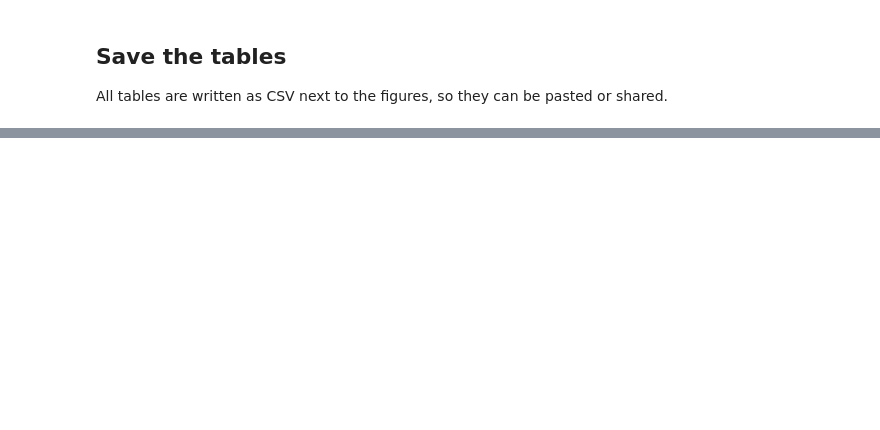
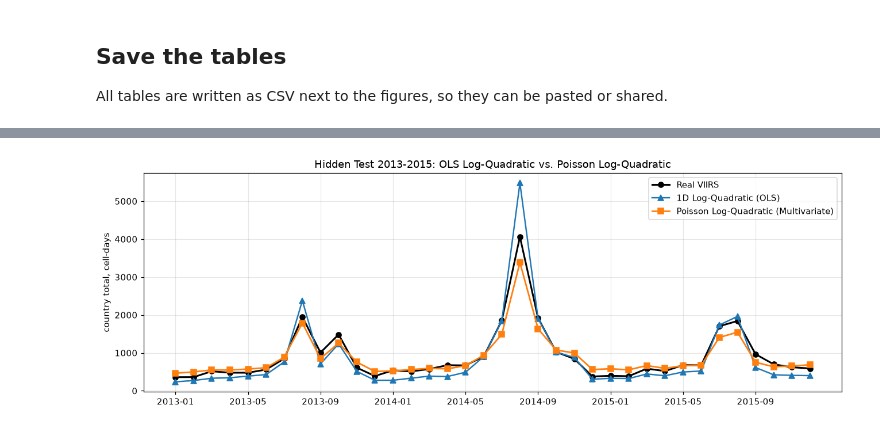
Before and after one commit to BEramZZZ/space-apps-fire, a Jupyter notebook: notebooks/harmonization_experiments_algeria.ipynb, the cells around one changed output, grey strips where cells are left out. Saved outputs shown, nothing was run; the diff lists cells and outputs as text; code cells hidden in the pictures; blank space fills up the shorter version.

```diff
--- a/notebooks/harmonization_experiments_algeria.ipynb
+++ b/notebooks/harmonization_experiments_algeria.ipynb
@@ -629,0 +960,97 @@ print("total time:", round((time.time() - T0) / 60, 1), "minutes")
+# %%
+import numpy as np
+import pandas as pd
+import matplotlib.pyplot as plt
+from sklearn.linear_model import LinearRegression, PoissonRegressor
+
+# 1. Build a complete cartesian grid of (ever-active 0.5° blocks) x (valid months)
+def build_complete_block_months(D_dict, drop_outages=True):
+    counts = {}
+    for kind in ["modis", "viirs"]:
+        df = D_dict[kind]
+        sub = df[df["conf_ok"] & (df["type"] == 0)]
+        if drop_outages:
+            sub = sub[~sub["ym"].isin(YOUR_OUTAGE_MONTHS)]
+        celldays = sub.drop_duplicates(["cy", "cx", "date"])
+        counts[kind] = celldays.groupby(["by", "bx", "ym"]).size().rename(f"{kind}_celldays")
+
+    # Get all blocks that ever had a MODIS or VIIRS fire, and all valid months
+    combined = pd.concat([counts["modis"], counts["viirs"]], axis=1).fillna(0)
+    active_blocks = combined.index.droplevel("ym").unique()
+    all_months = combined.index.get_level_values("ym").unique().sort_values()
+
+    # Full grid ensures blocks with 0 MODIS in a given month are consistently represented
+    full_idx = pd.MultiIndex.from_product(
+        [active_blocks.get_level_values("by"), active_blocks.get_level_values("bx"), all_months],
+        names=["by", "bx", "ym"]
+    ).unique()
+    # Keep only valid (by, bx) pairs from active_blocks
+    full_idx = pd.MultiIndex.from_tuples(
+        [(by, bx, ym) for (by, bx) in active_blocks for ym in all_months],
+        names=["by", "bx", "ym"]
+    )
+
+    grid = combined.reindex(full_idx, fill_value=0).reset_index()
+    grid["year"] = grid["ym"].str.slice(0, 4).astype(int)
+    grid["month"] = grid["ym"].str.slice(5, 7).astype(int)
+    return grid
+
+grid_df = build_complete_block_months(D, drop_outages=True)
+
+train_df = grid_df[(grid_df["year"] >= 2016) & (grid_df["year"] <= 2021)].copy()
+test_df = grid_df[(grid_df["year"] >= 2013) & (grid_df["year"] <= 2015)].copy()
+
+# 2. Features: Core quadratic log-MODIS terms + light seasonal/spatial context
+def make_clean_poly_features(df_sub, include_context=True):
+    m = df_sub["modis_celldays"].values.astype(float)
+    log_m = np.log1p(m)
+    log_m_sq = log_m ** 2
+    has_m = (m > 0).astype(float)  # Explicit indicator for >0 MODIS detections
+
+    if not include_context:
+        return np.column_stack([has_m, log_m, log_m_sq])
+
+    sin_m = np.sin(2 * np.pi * df_sub["month"].values / 12.0)
+    cos_m = np.cos(2 * np.pi * df_sub["month"].values / 12.0)
+    north_flag = ((df_sub["by"].values * BLOCK) >= NORTH_LAT).astype(float)
+    return np.column_stack([has_m, log_m, log_m_sq, sin_m, cos_m, north_flag])
+
+# Model A: Pure 1D Log-Quadratic (Unpenalized OLS in log-space, no Ridge shrinkage)
+X_tr_1d = make_clean_poly_features(train_df, include_context=False)
+X_te_1d = make_clean_poly_features(test_df, include_context=False)
+
+ols_quad = LinearRegression()
+ols_quad.fit(X_tr_1d, np.log1p(train_df["viirs_celldays"].values))
+pred_tr_ols = np.clip(np.expm1(ols_quad.predict(X_tr_1d)), 0, None)
+pred_te_ols = np.clip(np.expm1(ols_quad.predict(X_te_1d)), 0, None)
+# Calibrate separate scale for zero vs non-zero MODIS blocks so peaks don't crush quiet months
+test_df["pred_ols_quad"] = pred_te_ols * (train_df["viirs_celldays"].sum() / pred_tr_ols.sum())
+
+# Model B: Poisson Log-Quadratic Polynomial (Optimizes directly on counts, 0% smearing bias)
+X_tr_pois = make_clean_poly_features(train_df, include_context=True)
+X_te_pois = make_clean_poly_features(test_df, include_context=True)
+
+pois_quad = PoissonRegressor(alpha=1e-4, max_iter=500)
+pois_quad.fit(X_tr_pois, train_df["viirs_celldays"].values)
+test_df["pred_poisson_quad"] = pois_quad.predict(X_te_pois)
+
+# 3. Evaluate both on Hidden Test 2013-2015
+monthly = test_df.groupby("ym")[["viirs_celldays", "pred_ols_quad", "pred_poisson_quad"]].sum()
+
+for col, label in [("pred_ols_quad", "1D Log-Quadratic (OLS)"), ("pred_poisson_quad", "Poisson Log-Quadratic (Multivariate)")]:
+    err = (100 * (monthly[col] - monthly["viirs_celldays"]).abs() / monthly["viirs_celldays"]).median()
+    bias = 100 * (monthly[col].sum() - monthly["viirs_celldays"].sum()) / monthly["viirs_celldays"].sum()
+    print(f"{label:38s} | Median Monthly Error: {err:5.1f}% | Total Bias: {bias:+5.1f}%")
+
+# 4. Plot comparison
+plt.figure(figsize=(12, 4.2))
+plt.plot(monthly.index, monthly["viirs_celldays"], "k-o", lw=2, label="Real VIIRS")
+plt.plot(monthly.index, monthly["pred_ols_quad"], "tab:blue", marker="^", lw=1.6, label="1D Log-Quadratic (OLS)")
+plt.plot(monthly.index, monthly["pred_poisson_quad"], "tab:orange", marker="s", lw=1.8, label="Poisson Log-Quadratic (Multivariate)")
+plt.xticks(monthly.index[::4])
+plt.ylabel("country total, cell-days")
+plt.title("Hidden Test 2013-2015: OLS Log-Quadratic vs. Poisson Log-Quadratic")
+plt.legend()
+plt.tight_layout()
+plt.show()
+# %% [output]
@@ -629,0 +1059 @@ print("total time:", round((time.time() - T0) / 60, 1), "minutes")
+[figure, added]
```
Also changed, not shown: parts of 23 cells of this notebook, 26 other files.
